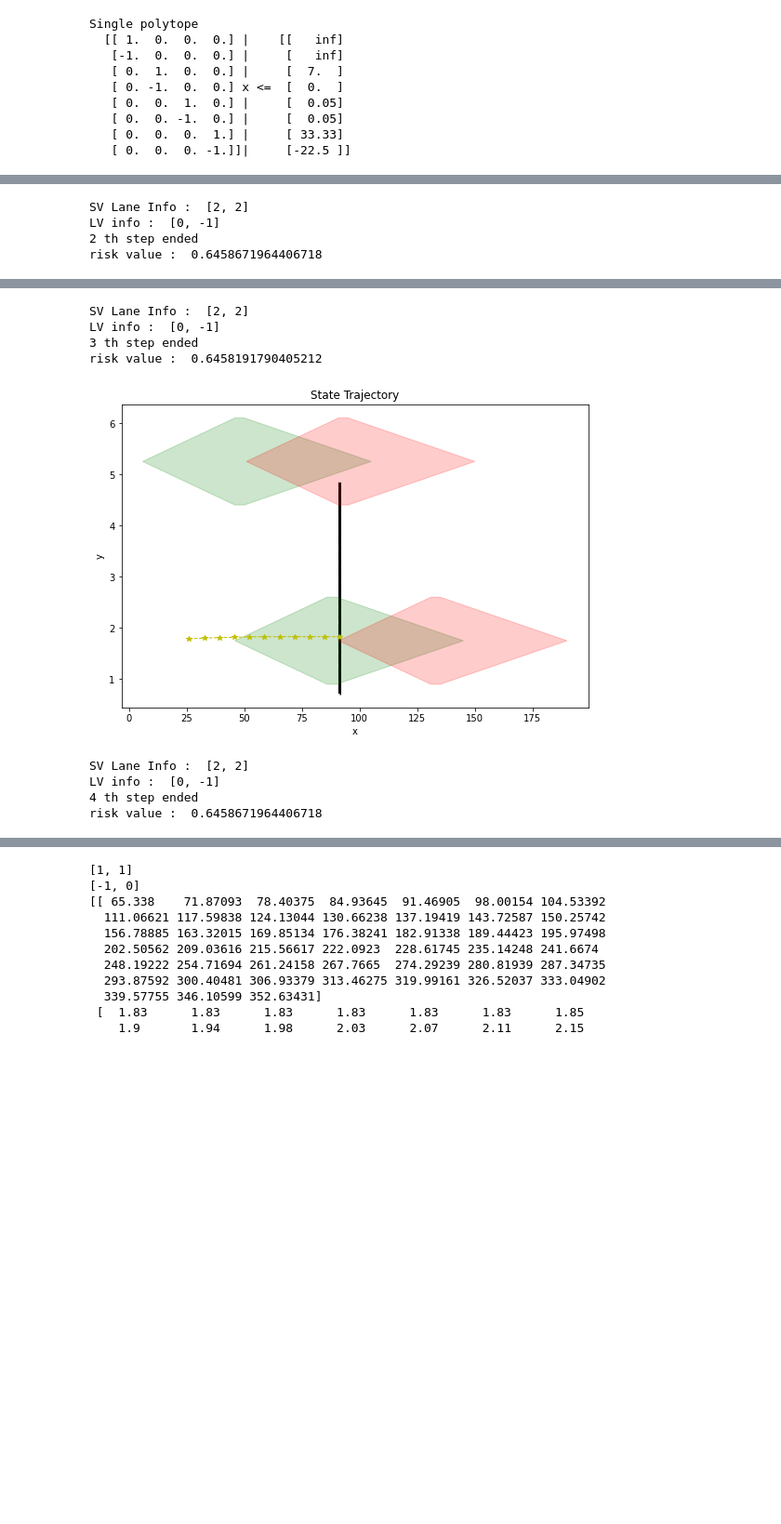
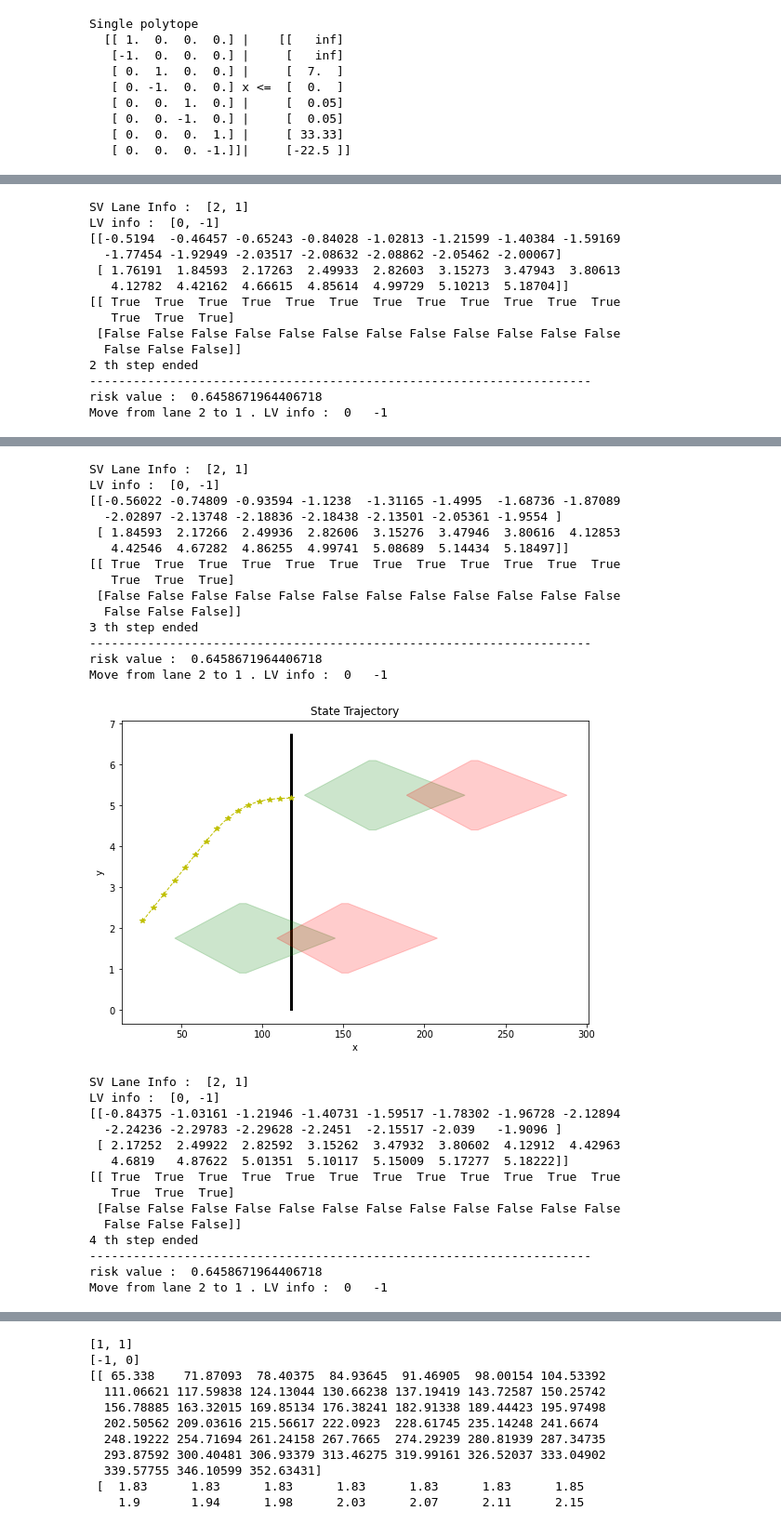
Before and after one commit to Harvey-MSKim/MPC-Project---Trajectory-Generation-Using-MPC-For-High-Speed-Overtaking, a Jupyter notebook: MPC_project.ipynb, the cells around one changed output, grey strips where cells are left out. Shown at 93% size. Cells and saved outputs as stored; diff of their text form; code cells hidden in the pictures; blank space fills up the shorter version.

```diff
--- a/MPC_project.ipynb
+++ b/MPC_project.ipynb
@@ -184,7 +197,8 @@ wedge_back = 40 # modified 1
 wedge_head = 55 # modified 100
 
 # LV_information
-LV_initialize  = np.array([[SV_initial_x + 70, SV_initial_x + 30, SV_initial_x + 240],  # x coordinate [m] # modified. 110 220 330
+## For showing cacenlling lane change : SV_initial_x - 93.5, vel = 45 for the second LV
+LV_initialize  = np.array([[SV_initial_x + 70, SV_initial_x + 150, SV_initial_x + 240],  # x coordinate [m] # modified. 110 220 330
                            [SV_initial_y, SV_initial_y + lane_width, SV_initial_y],       # y coordinate [m]
                            [22.5, 22.5, 22.5]])                                           # velocity [m/s]
 
@@ -278,7 +292,7 @@ class Subject_vehicle :
                        [sampling_time, 0]])
     self.curr_lane = curr_lane
     self.head_lane = head_lane
-    self.lane_thresh = 0.3    # if SV stays 0.8m away from the head_lane, we suppose it successfully changed the lane.
+    self.lane_thresh = 0.05    # if SV stays 0.8m away from the head_lane, we suppose it successfully changed the lane.
 
   def getState(self) :
     return self.state
@@ -426,15 +440,16 @@ def detect_LV(SV, LV_list) :
         break
 
     # Find out LV in front of SV
-    if lane_i == SV.curr_lane and x_i > x and x_i < min_x_i :
-      min_x_i = x_i
-      idx_front = i
+    if lane_i == SV.curr_lane :
+      if x_i > x and x_i < min_x_i :
+        min_x_i = x_i
+        idx_front = i
 
     # Find out LV on the lane to which SV plans to move (All LVs whose predicted position is behind predicted position of SV)
     # In this case, since there are only 2 lanes, just 'else' is enough
     else :
       x_i_pred = LV_list[i].getPosition_predict()[0]
-      if x_pred > x_i_pred and x_i_pred < x_pred and x_i_pred > max_x_i_pred :
+      if x_pred > x_i_pred and x_i_pred > max_x_i_pred :
         max_x_i_pred = x_i_pred
         idx_side = i
 
@@ -859,9 +884,9 @@ def solve_cftoc_onlyCar(A, B, P, Q, R, N, x0, X_set, U_set, bf, Af, SV, LV_info,
 # [feas, xOpt, uOpt, JOpt] = solve_cftoc(A, B, P, Q, R, N, x0, xL, xU, uL, uU, bf, Af)
 # %%
 ############ Initialize the system #################
-U_safe = 1.2
+U_safe = 0.68
 sampling_time = 0.2
-N = 10
+N = 14
 SV = Subject_vehicle(SV_initial_x, SV_initial_y, SV_initial_psi)
 LV1 = Lead_vehicle(LV_initialize[0,0], LV_initialize[1,0], LV_initialize[2,0])
 LV2 = Lead_vehicle(LV_initialize[0,1], LV_initialize[1,1], LV_initialize[2,1])
@@ -878,7 +903,7 @@ x0 = SV.getState()
 # xU = 15
 # uL = -1
 # uU = 1
-M = 45  # 165
+M = 90  # 165
 feas = np.zeros((M), dtype=bool)
 xOpt = np.zeros((np.size(SV.A,1), M+1))
 xPred = np.zeros((3, N+1, M))
@@ -929,14 +954,16 @@ for t in range(M) :
   print('risk value : ', target_state[4])
 
   # Set Terminal Constraint - Af, bf. For now, our terminal constraint forces the system to go to x_target and y_target. (i.e. doesn't matter psi and v)
-  Af = []
+  # Af = np.array([[1.0,0,0,0], [-1.0,0,0,0], [0,1.0,0,0], [0,-1.0,0,0],
+                #  [0,0,1.0,0], [0,0,-1.0,0], [0,0,0,1.0], [0,0,0,-1.0]])
+  Af = np.array([[1.0,0], [-1.0,0], [0,1.0], [0,-1.0]])
   bf = target_state[:4]
 
-  [fea, x, u, J] = solve_cftoc_onlyCar(SV.A, SV.B, P, Q, R, N, xOpt[:,t], X_set, U_set, bf, Af, SV, surround_LV_info, LV_list, X, False)
+  [fea, x, u, J] = solve_cftoc_onlyCar(SV.A, SV.B, P, Q, R, N, xOpt[:,t], X_set, U_set, bf, Af, SV, surround_LV_info, LV_list, X, True)
   if not fea :
     # xOpt = []
     # uOpt = []
-    break;
+    break
   print(t,'th step ended')
   feas[t] = True
   xPred[:,:,t] = x[:3,:]
@@ -953,6 +980,7 @@ for t in range(M) :
   LV3_pos_pred[:,t+1] = LV3.getPosition_predict()
   target_point[:,t] = [target_state[0], target_state[1], target_state[4]]
   uOpt[:,t] = u[:,0]
+  print('---------------------------------------------------------------------')
 
 print('Feasiblilty : ',feas)
 print(xOpt)
@@ -982,4 +1013,14 @@ risk value :  0.6458671964406718
-SV Lane Info :  [2, 2]
+SV Lane Info :  [2, 1]
 LV info :  [0, -1]
+[[-0.5194  -0.46457 -0.65243 -0.84028 -1.02813 -1.21599 -1.40384 -1.59169
+  -1.77454 -1.92949 -2.03517 -2.08632 -2.08862 -2.05462 -2.00067]
+ [ 1.76191  1.84593  2.17263  2.49933  2.82603  3.15273  3.47943  3.80613
+   4.12782  4.42162  4.66615  4.85614  4.99729  5.10213  5.18704]]
+[[ True  True  True  True  True  True  True  True  True  True  True  True
+   True  True  True]
+ [False False False False False False False False False False False False
+  False False False]]
 2 th step ended
+---------------------------------------------------------------------
 risk value :  0.6458671964406718
+Move from lane 2 to 1 . LV info :  0   -1
@@ -987,9 +1028,29 @@ risk value :  0.6458671964406718
-SV Lane Info :  [2, 2]
+SV Lane Info :  [2, 1]
 LV info :  [0, -1]
+[[-0.56022 -0.74809 -0.93594 -1.1238  -1.31165 -1.4995  -1.68736 -1.87089
+  -2.02897 -2.13748 -2.18836 -2.18438 -2.13501 -2.05361 -1.9554 ]
+ [ 1.84593  2.17266  2.49936  2.82606  3.15276  3.47946  3.80616  4.12853
+   4.42546  4.67282  4.86255  4.99741  5.08689  5.14434  5.18497]]
+[[ True  True  True  True  True  True  True  True  True  True  True  True
+   True  True  True]
+ [False False False False False False False False False False False False
+  False False False]]
 3 th step ended
-risk value :  0.6458191790405212
+---------------------------------------------------------------------
+risk value :  0.6458671964406718
+Move from lane 2 to 1 . LV info :  0   -1
-[figure, old version]
+[figure, new version]
-SV Lane Info :  [2, 2]
+SV Lane Info :  [2, 1]
 LV info :  [0, -1]
+[[-0.84375 -1.03161 -1.21946 -1.40731 -1.59517 -1.78302 -1.96728 -2.12894
+  -2.24236 -2.29783 -2.29628 -2.2451  -2.15517 -2.039   -1.9096 ]
+ [ 2.17252  2.49922  2.82592  3.15262  3.47932  3.80602  4.12912  4.42963
+   4.6819   4.87622  5.01351  5.10117  5.15009  5.17277  5.18222]]
+[[ True  True  True  True  True  True  True  True  True  True  True  True
+   True  True  True]
+ [False False False False False False False False False False False False
+  False False False]]
 4 th step ended
+---------------------------------------------------------------------
 risk value :  0.6458671964406718
+Move from lane 2 to 1 . LV info :  0   -1
```
Also changed, not shown: parts of 9 cells of this notebook.
